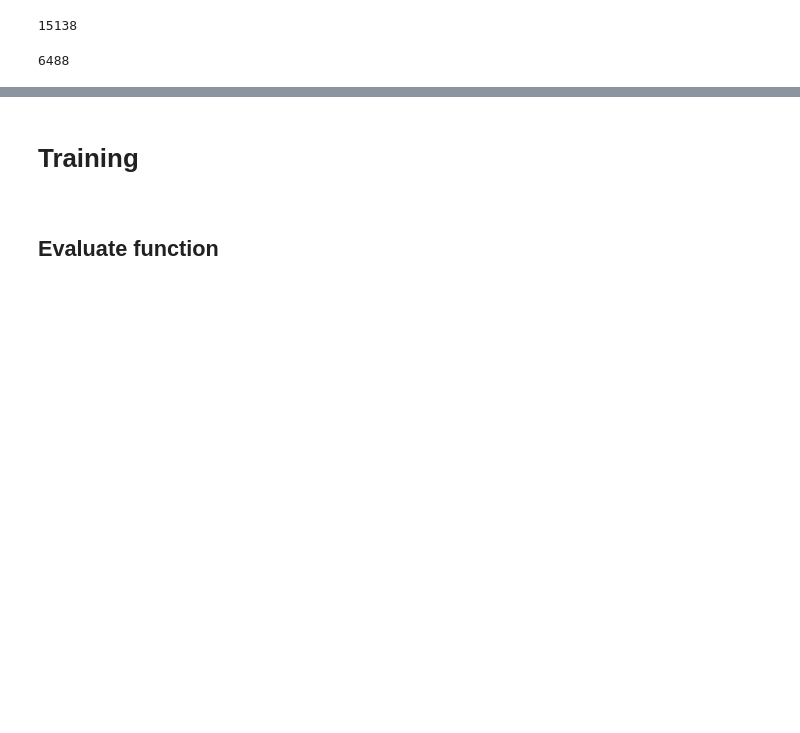
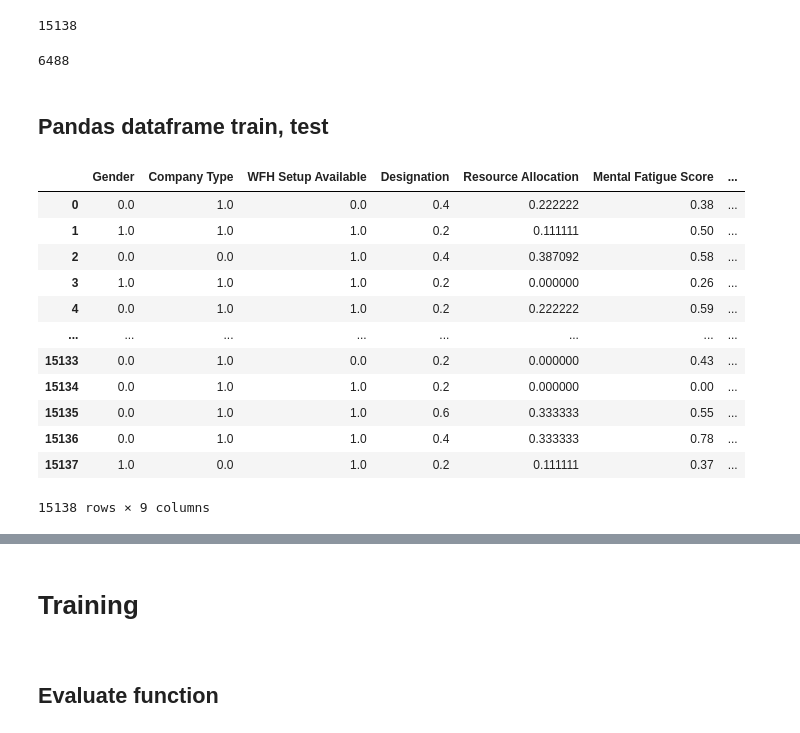
Before and after one commit to tintinap/Maching-Learning-Final-Exam, a Jupyter notebook: mental_health_burning_rate_of_employee_main.ipynb, the cells around one changed output, grey strips where cells are left out. Saved outputs shown, nothing was run; the diff lists cells and outputs as text; code cells hidden in the pictures; blank space fills up the shorter version.

```diff
--- a/mental_health_burning_rate_of_employee_main.ipynb
+++ b/mental_health_burning_rate_of_employee_main.ipynb
@@ -155,3 +129,25 @@ test = df_list[int(len(df_list)*0.7):]
 len(test)
 # %% [output]
 6488
+# %% [markdown]
+<h2> Pandas dataframe train, test
+# %%
+#train to train_df
+train_df = pd.DataFrame(train, columns=df.columns)
+train_X = train_df.drop('Burn Rate', axis=1)
+train_y = train_df['Burn Rate']
+train_df
+# %% [output]
+|  | Gender | Company Type | WFH Setup Available | Designation | Resource Allocation | Mental Fatigue Score | ... |
+| 0 | 0.0 | 1.0 | 0.0 | 0.4 | 0.222222 | 0.38 | ... |
+| 1 | 1.0 | 1.0 | 1.0 | 0.2 | 0.111111 | 0.50 | ... |
+| 2 | 0.0 | 0.0 | 1.0 | 0.4 | 0.387092 | 0.58 | ... |
+| 3 | 1.0 | 1.0 | 1.0 | 0.2 | 0.000000 | 0.26 | ... |
+| 4 | 0.0 | 1.0 | 1.0 | 0.2 | 0.222222 | 0.59 | ... |
+| ... | ... | ... | ... | ... | ... | ... | ... |
+| 15133 | 0.0 | 1.0 | 0.0 | 0.2 | 0.000000 | 0.43 | ... |
+| 15134 | 0.0 | 1.0 | 1.0 | 0.2 | 0.000000 | 0.00 | ... |
+| 15135 | 0.0 | 1.0 | 1.0 | 0.6 | 0.333333 | 0.55 | ... |
+| 15136 | 0.0 | 1.0 | 1.0 | 0.4 | 0.333333 | 0.78 | ... |
+| 15137 | 1.0 | 0.0 | 1.0 | 0.2 | 0.111111 | 0.37 | ... |
+15138 rows × 9 columns
```
Also changed, not shown: parts of 44 cells of this notebook.
